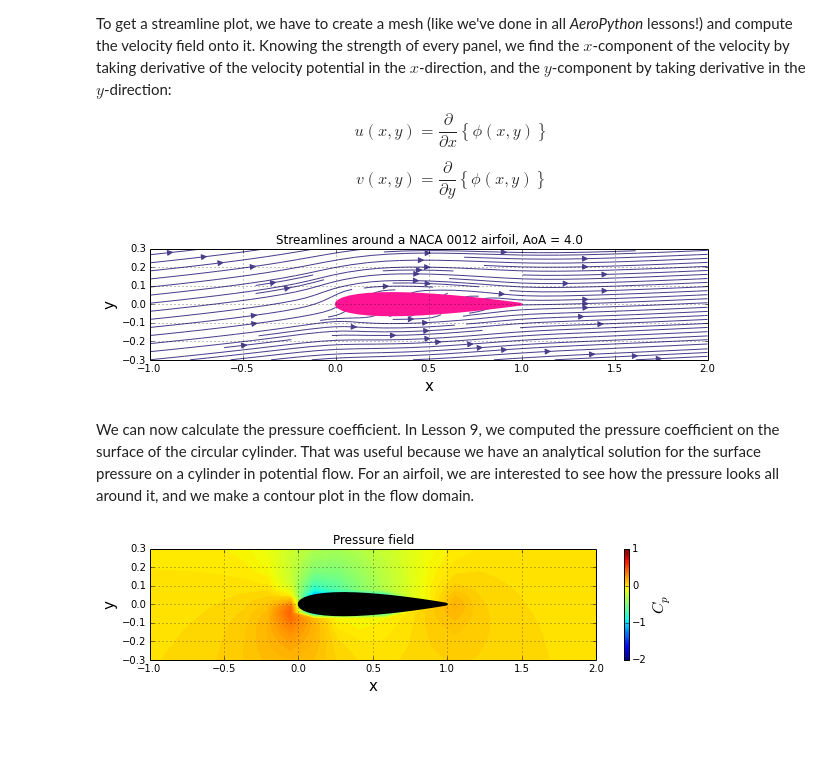
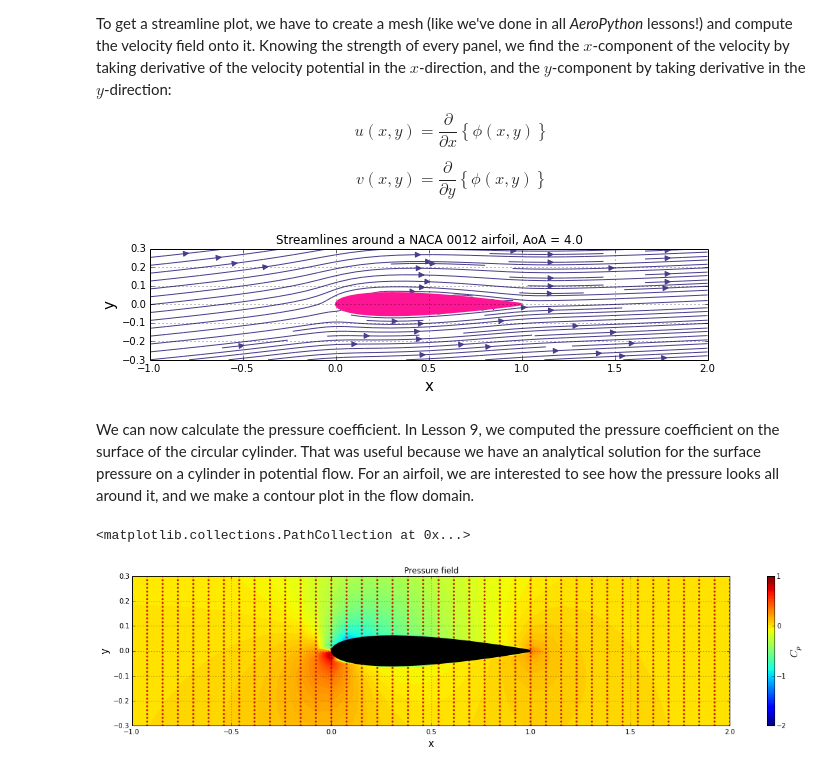
Before and after one commit to engamohd/AeroPython, a Jupyter notebook: my_codes/lesson11_mc.ipynb, the cells around one changed output. Cells and saved outputs as stored; diff of their text form; code cells hidden in the pictures; blank space fills up the shorter version.

```diff
--- a/my_codes/lesson11_mc.ipynb
+++ b/my_codes/lesson11_mc.ipynb
@@ -337,7 +340,7 @@ def source_matrix_normal(panels):
     """
     N = len(panels)
     A_n = numpy.empty((N, N), dtype=float)
-    sa = numpy.zeros(panels.size, dtype=float)
+    sa = 0.5*numpy.ones(panels.size, dtype=float)
     numpy.fill_diagonal(A_n, 0.5)
 
     for i, p_i in enumerate(panels):
@@ -346,7 +349,7 @@ def source_matrix_normal(panels):
                 A_n[i,j] = 0.5/numpy.pi*integral(p_i.xc, p_i.yc, p_j, numpy.cos(p_i.beta), numpy.sin(p_i.beta))
                 sa[i] += 0.5/numpy.pi*integral(p_i.xc, p_i.yc, p_j, numpy.cos(p_i.beta), numpy.sin(p_i.beta))
 
-    return A_n , (sa + 0.5)  #we add 1/2 cause this is the contribution for the i=j and we skip it in the calculation of sa
+    return A_n , sa
 # %%
 #Let's build the vortex matrix (normal), we need it to calculate
 #some source tangential elements, for the Kutta condition
@@ -635,15 +644,15 @@ def get_velocity_field(panels, freestream, X, Y):
         for j in xrange(Ny):
             u[i,j] = freestream.U_inf*numpy.cos(freestream.alpha)\
                      + 0.5/numpy.pi*sum([p.sigma*integral(X[i,j], Y[i,j], p, 1, 0) for p in panels])\
-                     - 0.5/numpy.pi*sum([gamma*integral(X[i,j], Y[i,j], p, 0, -1) for p in panels])
+                     - gamma*0.5/numpy.pi*sum([integral(X[i,j], Y[i,j], p, 0, -1) for p in panels])
 
             v[i,j] = freestream.U_inf*numpy.sin(freestream.alpha)\
                      + 0.5/numpy.pi*sum([p.sigma*integral(X[i,j], Y[i,j], p, 0, 1) for p in panels])\
-                     - 0.5/numpy.pi*sum([gamma*integral(X[i,j], Y[i,j], p, 1, 0) for p in panels])
+                     - gamma*0.5/numpy.pi*sum([integral(X[i,j], Y[i,j], p, 1, 0) for p in panels])
     return u, v
 # %%
 # defines a mesh grid
-Nx, Ny = 20, 20                  # number of points in the x and y directions
+Nx, Ny = 40, 40                  # number of points in the x and y directions
 val_x, val_y = 1.0, 2.0
 x_min, x_max = min( panel.xa for panel in panels ), max( panel.xa for panel in panels )
 y_min, y_max = min( panel.ya for panel in panels ), max( panel.ya for panel in panels )
@@ -652,7 +661,7 @@ y_start, y_end = y_min-val_y*(y_max-y_min), y_max+val_y*(y_max-y_min)
 
 X, Y = numpy.meshgrid(numpy.linspace(x_start, x_end, Nx), numpy.linspace(y_start, y_end, Ny))
 
-# computes the velicity field on the mesh grid
+# computes the velocity field on the mesh grid
 u, v = get_velocity_field(panels, freestream, X, Y)
 # %%
 #Plotting the velocity field
@@ -680,34 +689,37 @@ pyplot.fill([panel.xc for panel in panels],
 pyplot.streamplot(X, Y, u, v, density=1., linewidth=1, arrowsize=1.2,\
                   arrowstyle='-|>',color='#483D8B');
 # %% [output]
-[figure, old version]
+[figure, new version]
 # %% [markdown]
 We can now calculate the pressure coefficient. In Lesson 9, we computed the pressure coefficient on the surface of the circular cylinder. That was useful because we have an analytical solution for the surface pressure on a cylinder in potential flow. For an airfoil, we are interested to see how the pressure looks all around it, and we make a contour plot in the flow domain.
 # %%
 # computes the pressure field
 Cp = 1.0 - (u**2+v**2)/freestream.U_inf**2
 # %%
-size=10
+size=20
 pyplot.figure(figsize=(size, (y_end-y_start)/(x_end-x_start)*size))
 pyplot.grid(True)                  #plot the grid
 
 pyplot.xlim(x_start, x_end)        #set x-lim
 pyplot.ylim(y_start, y_end)        #set y-lim
 pyplot.xlabel('x', fontsize=15)    #set x-label
 pyplot.ylabel('y', fontsize=15)    #set y-label
 pyplot.title('Pressure field');
 
 #NACA 0012
 pyplot.fill([panel.xc for panel in panels],
          [panel.yc for panel in panels],
          color='k', linestyle='solid', linewidth=2, zorder=2)
 
 #Cp field
 levels=numpy.linspace(-2.0, 1.0, 100)
 
 pyplot.contourf(X, Y, Cp, levels)
 cb = pyplot.colorbar()
 cb.set_label('$C_p$', fontsize=16)
 cb.set_ticks([-2.0, -1.0, 0.0, 1.0])
+
+pyplot.scatter(X, Y, s=10, color='#CD2305', marker='o', linewidth=0)
 # %% [output]
+<matplotlib.collections.PathCollection at 0x...>
-[figure, old version]
+[figure, new version]
```
Also changed, not shown: parts of 3 cells of this notebook, 15 other files.
